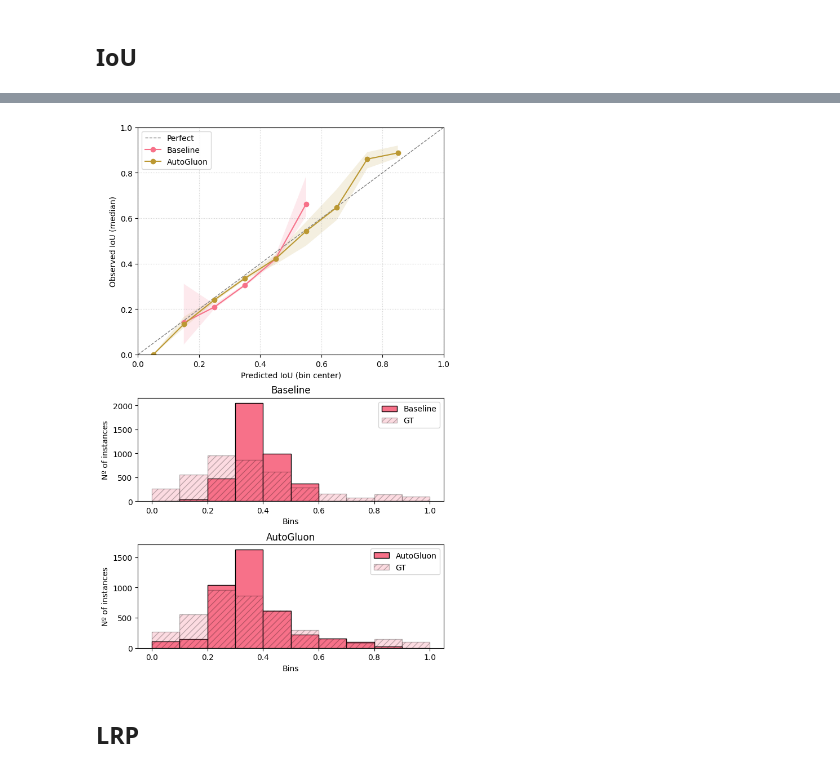
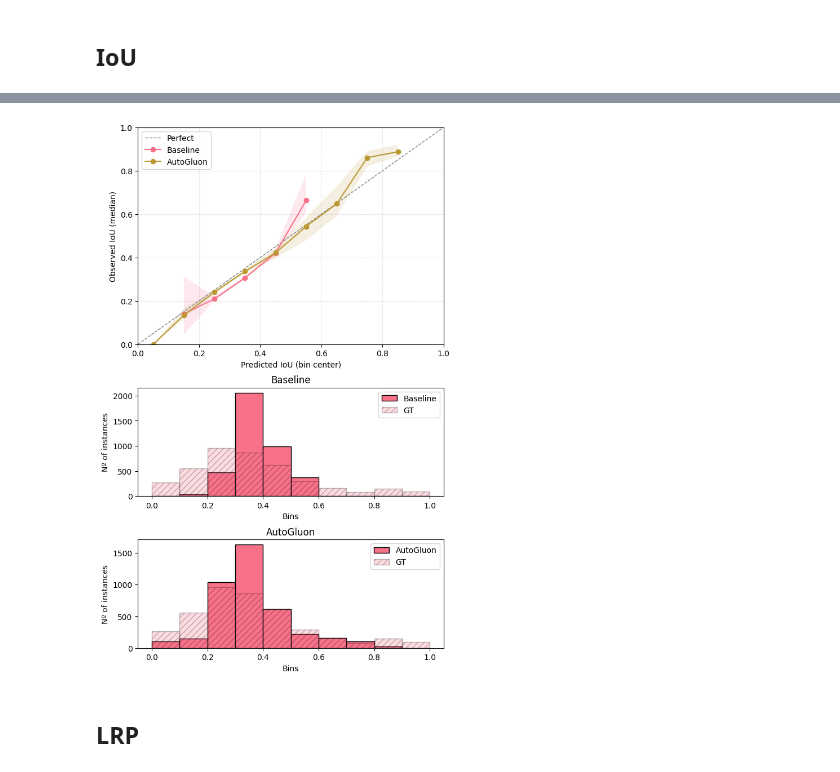
Before and after one commit to femartip/frame-validity-od, a Jupyter notebook: notebooks/assess_pred_analysis.ipynb, the cells around one changed output, grey strips where cells are left out. Drawn from its saved outputs; the diff is of its cells as text; code cells hidden in the pictures.

```diff
--- a/notebooks/assess_pred_analysis.ipynb
+++ b/notebooks/assess_pred_analysis.ipynb
@@ -483,26 +474,25 @@ plot_inst_per_bin(iou_assessor_results["GT"])
 # %%
 fig = plt.figure(figsize=(7, 12))
-gs = GridSpec(3, 1, height_ratios=[2.2, 1, 1], hspace=0.3, wspace=0.25)
+gs = GridSpec(3, 1, height_ratios=[2, 1, 1], hspace=0.3, wspace=0.1)
 ax_cal = fig.add_subplot(gs[0, :])
 
 plot_calibration_curve(iou_assessor_results["GT"],iou_assessor_results["baseline"],ax=ax_cal,label="Baseline")
 plot_calibration_curve(iou_assessor_results["GT"],iou_assessor_results["autg"],ax=ax_cal,label="AutoGluon", iden_line=False)
 ax_cal.legend()
 
 ax_baseline = fig.add_subplot(gs[1, 0])
 plot_inst_per_bin(iou_assessor_results["baseline"], ax=ax_baseline, label="Baseline", fillcolor="C0", fill=None)
 plot_inst_per_bin(iou_assessor_results["GT"], ax=ax_baseline,alpha=0.25, label="GT", fillcolor="C0", fill="///")
 ax_baseline.set_title("Baseline")
 ax_rf = fig.add_subplot(gs[2, 0])
 plot_inst_per_bin(iou_assessor_results["autg"], ax=ax_rf, label="AutoGluon", fillcolor="C0", fill=None)
 plot_inst_per_bin(iou_assessor_results["GT"], ax=ax_rf, alpha=0.25,label="GT", fillcolor="C0", fill="///")
 ax_rf.set_title("AutoGluon")
 
-plt.tight_layout()
-plt.savefig("./plots/iou_baseline_vs_autog_calib_curve.png")
+plt.savefig(f"./plots/{model}_iou_baseline_vs_autog_calib_curve.svg", dpi=200, bbox_inches='tight')
 plt.show()
 # %% [output]
-[figure, old version]
+[figure, new version]
 # %% [markdown]
 ## LRP
 # %%
```
Also changed, not shown: parts of 5 cells of this notebook, 40 other files.
